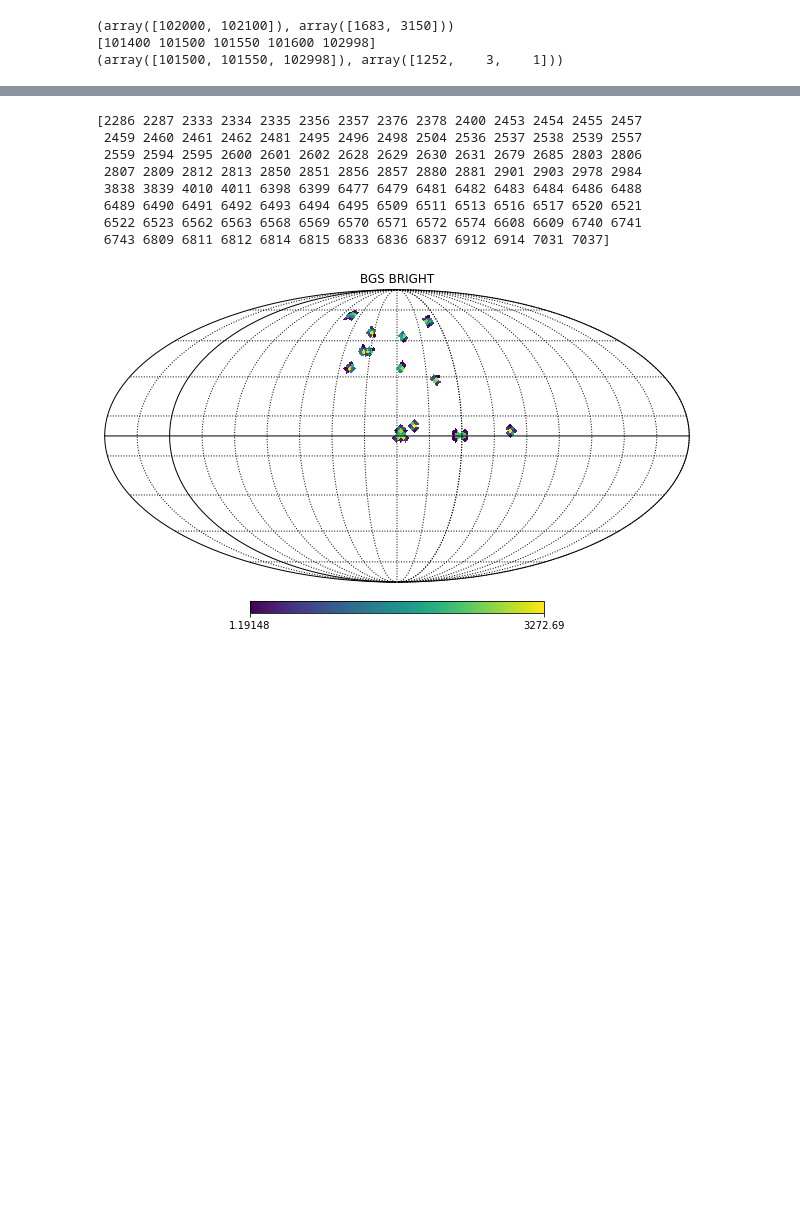
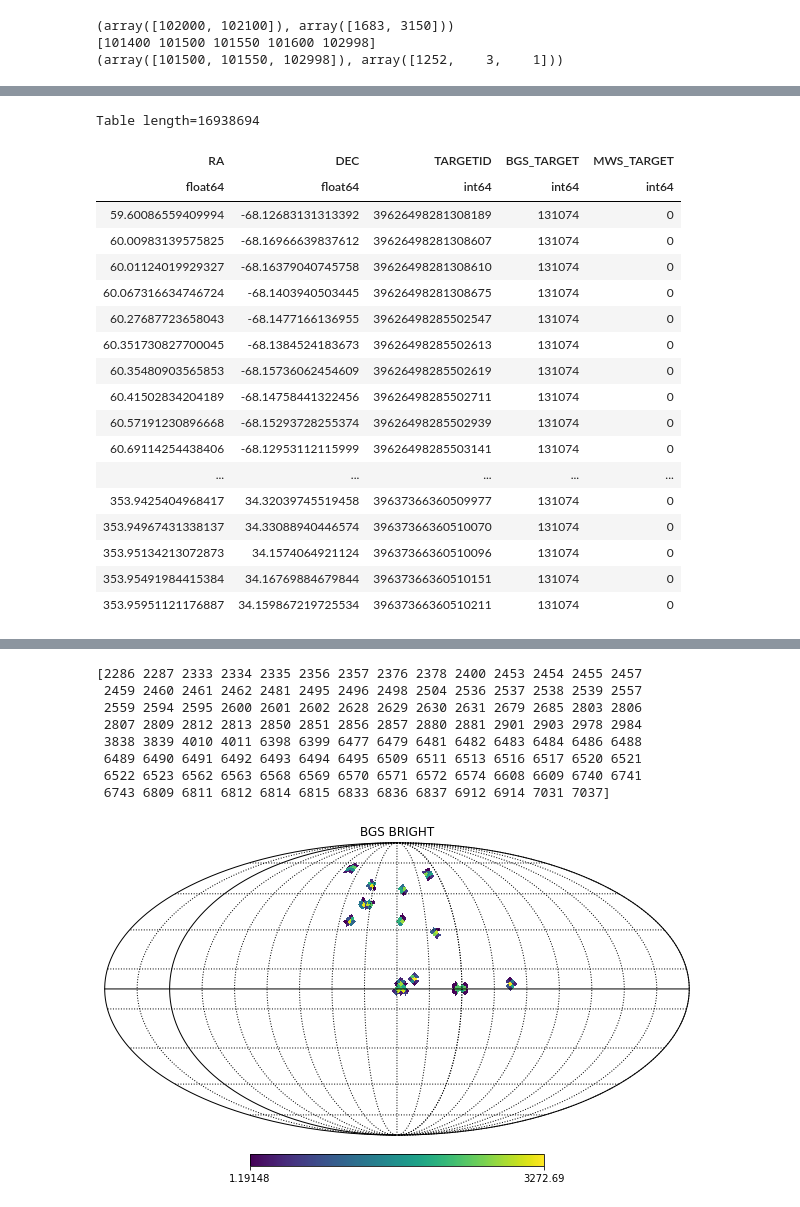
Before and after one commit to michaelJwilson/S4Mock, a Jupyter notebook: densities_and_priorities.ipynb, the cells around one changed output, grey strips where cells are left out. Saved outputs shown, nothing was run; the diff lists cells and outputs as text; code cells hidden in the pictures; blank space fills up the shorter version.

Commit message:
Speed up for full map BGS and added comments.

```diff
--- a/densities_and_priorities.ipynb
+++ b/densities_and_priorities.ipynb
@@ -146,10 +157,11 @@ corr_factor = filled_targets_per_pixel/exp_density_per_pixel
 data = Table.read(brights)
 
 #ensure targets dont repeat
-mask,idx = np.unique(data['TARGETID'],return_index=True)
+mask,idx = np.unique(data['TARGETID'].data,return_index=True)
 data = data[idx]
 
-#masks of each type
+# masks of each type
+# NB:  this no longer makes any sense, as bgs_mask is a main survey mask.
 is_bright = (data["SV3_BGS_TARGET"].data & bgs_mask["BGS_BRIGHT"]) != 0
 is_faint = (data["SV3_BGS_TARGET"].data & bgs_mask["BGS_FAINT"]) != 0
 is_faint_hip = (data["SV3_BGS_TARGET"].data & bgs_mask["BGS_FAINT_HIP"]) != 0
@@ -199,5 +217,5 @@ print(np.unique(main_blue['PRIORITY'].data,return_counts=True))
 # %%
-import glob
+import glob, time
 from astropy.table import vstack
 # to_grab will be a list of file paths for files in the directory provided.
 #to_grab=glob.glob('/global/cfs/cdirs/desi/survey/ops/surveyops/trunk/mtl/sv3/bright/sv3mtl-bright-hp-*.ecsv')
@@ -205,13 +223,48 @@ to_grab=glob.glob('/global/cfs/cdirs/desi/survey/ops/surveyops/trunk/mtl/main/br
 
 # very good practice to apply sorted, otherwise the file ordering will be random 	and non-repeatable.
 to_grab = sorted(to_grab)
-# List of tables.  Here, I’m limiting it to 10 healpixels.
-hp_stack = [Table.read(x) for x in to_grab[:1000]]
+
+hp_stack = []
+
+start = time.time()
+
+npix_todo = 14000
+
+mmask = 'BGS_TARGET'
+ttype = 'BGS_BRIGHT'
+
+for i, x in enumerate(to_grab):
+    x = pd.read_csv(x, comment='#', delimiter='\s+', usecols=['RA', 'DEC', 'TARGETID', 'BGS_TARGET', 'MWS_TARGET'])
+
+    is_main_blue = (x[mmask] & bgs_mask[ttype]) != 0
+
+    idx = np.arange(len(x))[is_main_blue]
+
+    x = x.iloc[idx]
+
+    hp_stack.append(x)
+
+    if (i % 100) == 0:
+        runtime = (time.time() - start)
+
+        print('Runtime of {:.6f} seconds after {:d} pixels'.format(runtime, i))
+
+    if i > npix_todo:
+        break
+
 # Create a big table from the list of tables.
-data_stack = vstack(hp_stack)
+# data_stack = vstack(hp_stack)
 
-#for loop find healpixel then add to table
+data_stack = pd.concat(hp_stack, ignore_index=True)
 
 mask,idx = np.unique(data_stack['TARGETID'],return_index=True)
-data_stack = data_stack[idx]
+data_stack = data_stack.iloc[idx]
+
+data_stack = Table.from_pandas(data_stack)
+
+runtime = (time.time() - start)
+
+print('\n\nTotal runtime of {:.6f} seconds after {:d} pixels'.format(runtime, npix_todo))
+
+data_stack
 # %% [output]
@@ -234,0 +288,19 @@ WARNING: MergeConflictWarning: Cannot merge meta key 'FILEHPX' types <class 'int
+Table length=16938694
+| RA | DEC | TARGETID | BGS_TARGET | MWS_TARGET |
+| float64 | float64 | int64 | int64 | int64 |
+| 59.60086559409994 | -68.12683131313392 | 39626498281308189 | 131074 | 0 |
+| 60.00983139575825 | -68.16966639837612 | 39626498281308607 | 131074 | 0 |
+| 60.01124019929327 | -68.16379040745758 | 39626498281308610 | 131074 | 0 |
+| 60.067316634746724 | -68.1403940503445 | 39626498281308675 | 131074 | 0 |
+| 60.27687723658043 | -68.1477166136955 | 39626498285502547 | 131074 | 0 |
+| 60.351730827700045 | -68.1384524183673 | 39626498285502613 | 131074 | 0 |
+| 60.35480903565853 | -68.15736062454609 | 39626498285502619 | 131074 | 0 |
+| 60.41502834204189 | -68.14758441322456 | 39626498285502711 | 131074 | 0 |
+| 60.57191230896668 | -68.15293728255374 | 39626498285502939 | 131074 | 0 |
+| 60.69114254438406 | -68.12953112115999 | 39626498285503141 | 131074 | 0 |
+| ... | ... | ... | ... | ... |
+| 353.9425404968417 | 34.32039745519458 | 39637366360509977 | 131074 | 0 |
+| 353.94967431338137 | 34.33088940446574 | 39637366360510070 | 131074 | 0 |
+| 353.95134213072873 | 34.1574064921124 | 39637366360510096 | 131074 | 0 |
+| 353.95491984415384 | 34.16769884679844 | 39637366360510151 | 131074 | 0 |
+| 353.95951121176887 | 34.159867219725534 | 39637366360510211 | 131074 | 0 |
```
Also changed, not shown: parts of 13 cells of this notebook.
